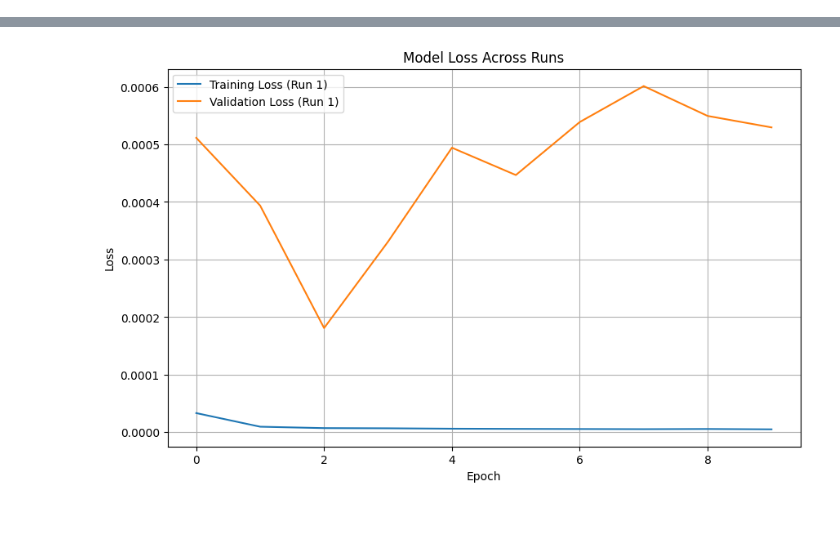
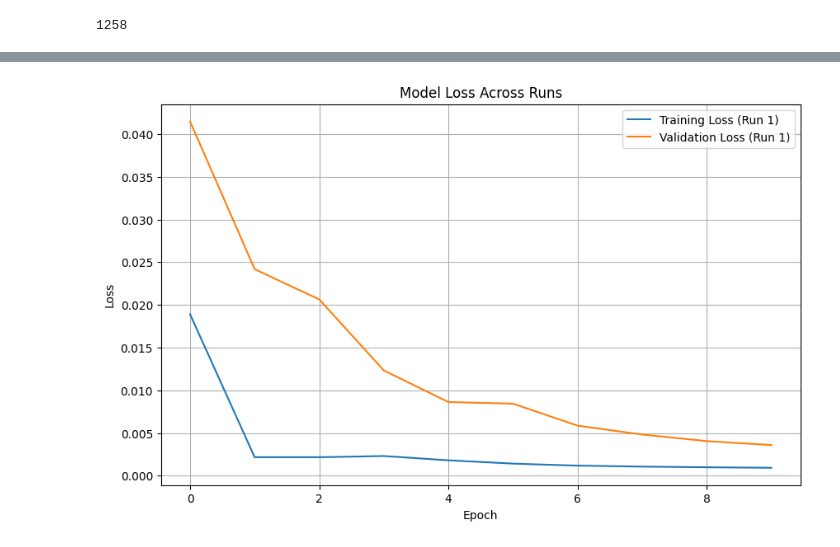
Before and after one commit to KidQuant/FA690MiniProject2, a Jupyter notebook: project.ipynb, the cells around one changed output, grey strips where cells are left out. Drawn from its saved outputs; the diff is of its cells as text; code cells hidden in the pictures; blank space fills up the shorter version.

```diff
--- a/project.ipynb
+++ b/project.ipynb
@@ -431,3 +376,7 @@ R-squared = 0.6589864852083276
+# %%
+sp.shape[0]
+# %% [output]
+1258
 # %%
 
 # hyperparameters
@@ -444,16 +393,17 @@ news_data = pd.read_csv("data/news_w_sentiment.csv")
 
 news_data['FinBERT score'] = news_data['positive'] - news_data['negative']
 
+sp = stock_data[stock_data['ticker'] == 'SPX']
 stock_column = ['close']
 news_column = ['FinBERT score']
 
-len_stock_data = stock_data.shape[0]
+len_stock_data = sp.shape[0]
 
 # splitting data to train and test
 train_examples = int(len_stock_data * split)
-train = stock_data.get(stock_column).values[:train_examples]
+train = sp.get(stock_column).values[:train_examples]
 train_sentiment = news_data.get(news_column).values[:train_examples]
-test = stock_data.get(stock_column).values[train_examples:]
+test = sp.get(stock_column).values[train_examples:]
 test_sentiment = news_data.get(news_column).values[train_examples:]
 len_train = train.shape[0]
 len_test = test.shape[0]
@@ -586,6 +536,7 @@ def evaluate(predictions):
 def run_model(n):
     total_mae = total_mape = total_acc= total_r2 = 0
     histories = []
+    global predictions
     for i in range(n):
         model, history = model_create()  # Modified to receive history
         predictions = predict(model)
@@ -639 +590 @@ R-squared = 0.8763624206232525
-[figure, old version]
+[figure, new version]
```
Also changed, not shown: parts of 14 cells of this notebook, 4 other files.
